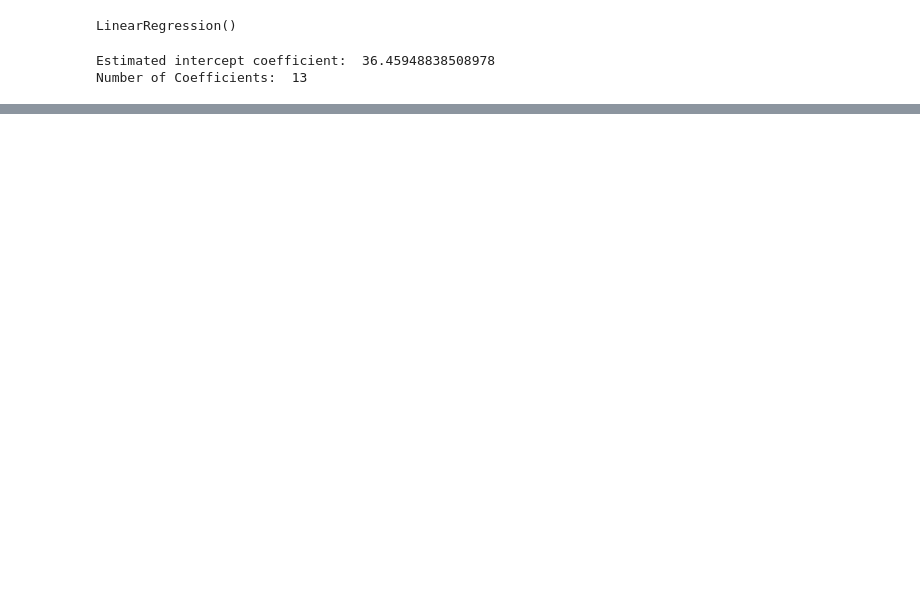
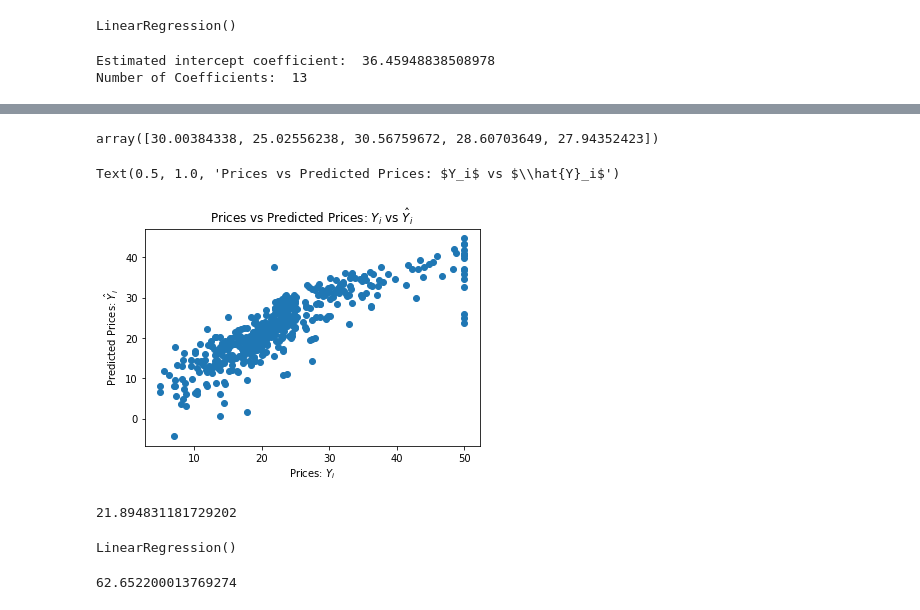
Before and after one commit to daveeS987/linear-regression-notes, a Jupyter notebook: practice-linear-regression.ipynb, the cells around one changed output, grey strips where cells are left out. Cells and saved outputs as stored; diff of their text form; code cells hidden in the pictures; blank space fills up the shorter version.

```diff
--- a/practice-linear-regression.ipynb
+++ b/practice-linear-regression.ipynb
@@ -118,0 +155,38 @@ pd.DataFrame(zip(X.columns, lm.coef_), columns=['features', 'estimatedCoefficien
+# %%
+
+lm.predict(X)[0:5]
+# %% [output]
+array([30.00384338, 25.02556238, 30.56759672, 28.60703649, 27.94352423])
+# %%
+# Then I plot a scatter plot to compare true prices and the predicted prices.
+plt.scatter(bos.PRICE, lm.predict(X))
+plt.xlabel('Prices: $Y_i$')
+plt.ylabel('Predicted Prices: $\hat{Y}_i$')
+plt.title('Prices vs Predicted Prices: $Y_i$ vs $\hat{Y}_i$')
+
+# You can notice that there is some error in the prediction as the housing prices increase.
+# %% [output]
+Text(0.5, 1.0, 'Prices vs Predicted Prices: $Y_i$ vs $\\hat{Y}_i$')
+[figure, added]
+# %%
+# Lets calculate the mean squared error.
+
+mseFull = np.mean((bos.PRICE - lm.predict(X)) ** 2)
+mseFull
+# %% [output]
+21.894831181729202
+# %%
+# But if you fit linear regression for one feature the error will be very high. Lets take the feature ‘PTRATIO’ and calculate the mean squared error.
+
+lm = LinearRegression()
+lm.fit(X[['PTRATIO']], bos.PRICE)
+LinearRegression(copy_X=True, fit_intercept=True, normalize=False)
+# %% [output]
+LinearRegression()
+# %%
+msePTRATIO = np.mean((bos.PRICE - lm.predict(X[['PTRATIO']])) ** 2)
+msePTRATIO
+
+# The mean squared error has increased. So this shows that a single feature is not a good predictor of housing prices.
+# %% [output]
+62.652200013769274
```
Also changed, not shown: parts of 14 cells of this notebook.
